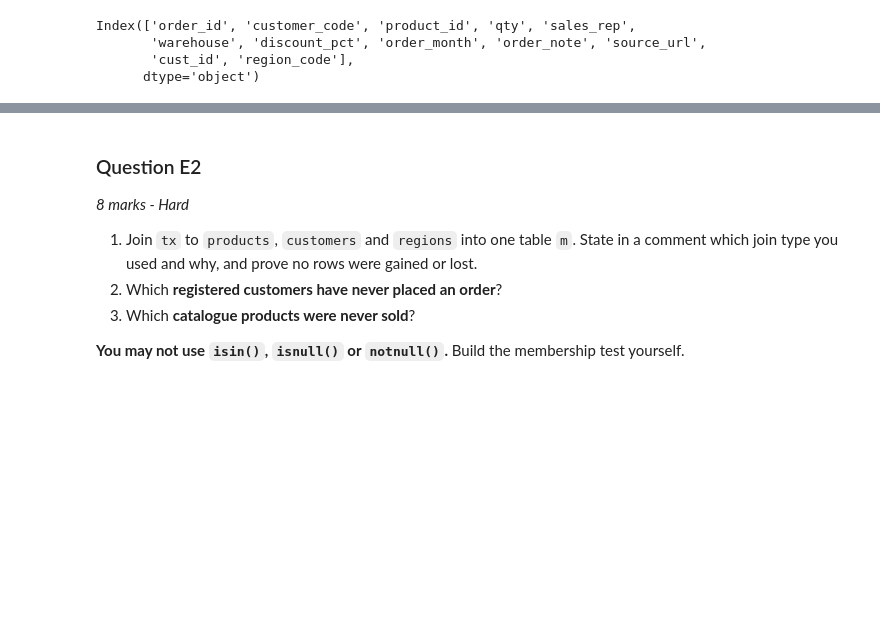
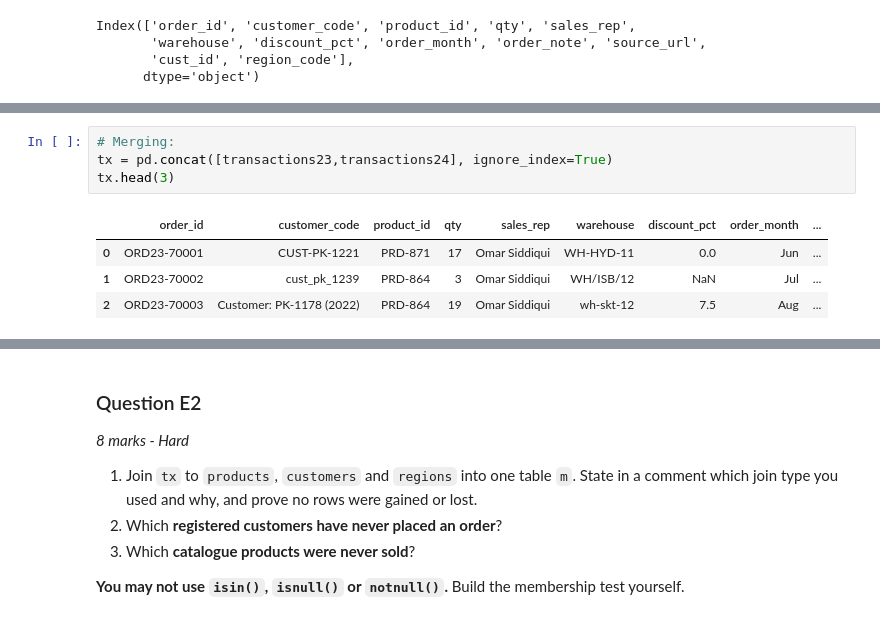
Before and after one commit to MoeedKhan-AMK/Applied-Data-Science, a Jupyter notebook: Grand Test/Grand Test Pandas RE/Grand Test Pandas RE/Question_Paper.ipynb, the cells around one changed output, grey strips where cells are left out. Saved outputs shown, nothing was run; the diff lists cells and outputs as text; blank space fills up the shorter version.

```diff
--- a/Grand Test/Grand Test Pandas RE/Grand Test Pandas RE/Question_Paper.ipynb
+++ b/Grand Test/Grand Test Pandas RE/Grand Test Pandas RE/Question_Paper.ipynb
@@ -1107,0 +1131,9 @@ Index(['order_id', 'customer_code', 'product_id', 'qty', 'sales_rep',
+# %%
+# Merging:
+tx = pd.concat([transactions23,transactions24], ignore_index=True)
+tx.head(3)
+# %% [output]
+|  | order_id | customer_code | product_id | qty | sales_rep | warehouse | discount_pct | order_month | ... |
+| 0 | ORD23-70001 | CUST-PK-1221 | PRD-871 | 17 | Omar Siddiqui | WH-HYD-11 | 0.0 | Jun | ... |
+| 1 | ORD23-70002 | cust_pk_1239 | PRD-864 | 3 | Omar Siddiqui | WH/ISB/12 | NaN | Jul | ... |
+| 2 | ORD23-70003 | Customer: PK-1178 (2022) | PRD-864 | 19 | Omar Siddiqui | wh-skt-12 | 7.5 | Aug | ... |
```
Also changed, not shown: parts of 17 cells of this notebook.
